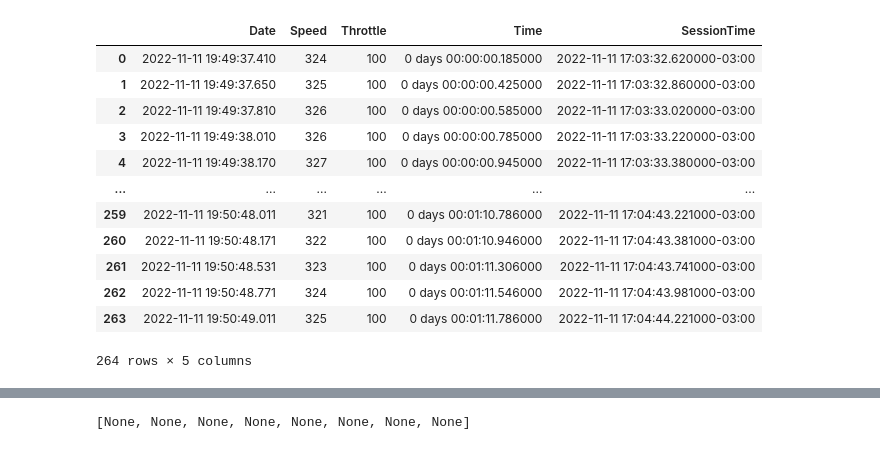
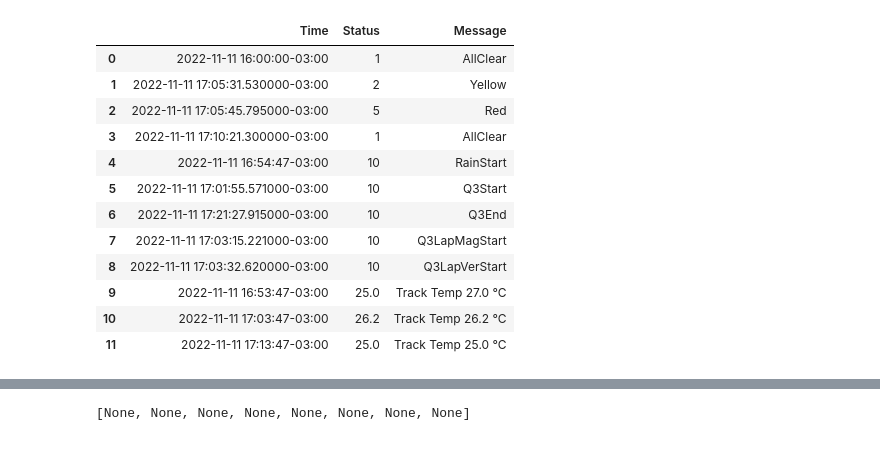
Before and after one commit to borchand/Data_viz, a Jupyter notebook: track_temp.ipynb, the cells around one changed output, grey strips where cells are left out. Cells and saved outputs as stored; diff of their text form; code cells hidden in the pictures.

```diff
--- a/track_temp.ipynb
+++ b/track_temp.ipynb
@@ -92,3 +126,19 @@ track_status.loc[track_status.shape[0]] = q_lap_ver_start_row
+# %%
+track_status
+# %% [output]
+|  | Time | Status | Message |
+| 0 | 2022-11-11 16:00:00-03:00 | 1 | AllClear |
+| 1 | 2022-11-11 17:05:31.530000-03:00 | 2 | Yellow |
+| 2 | 2022-11-11 17:05:45.795000-03:00 | 5 | Red |
+| 3 | 2022-11-11 17:10:21.300000-03:00 | 1 | AllClear |
+| 4 | 2022-11-11 16:54:47-03:00 | 10 | RainStart |
+| 5 | 2022-11-11 17:01:55.571000-03:00 | 10 | Q3Start |
+| 6 | 2022-11-11 17:21:27.915000-03:00 | 10 | Q3End |
+| 7 | 2022-11-11 17:03:15.221000-03:00 | 10 | Q3LapMagStart |
+| 8 | 2022-11-11 17:03:32.620000-03:00 | 10 | Q3LapVerStart |
+| 9 | 2022-11-11 16:53:47-03:00 | 25.0 | Track Temp 27.0 °C |
+| 10 | 2022-11-11 17:03:47-03:00 | 26.2 | Track Temp 26.2 °C |
+| 11 | 2022-11-11 17:13:47-03:00 | 25.0 | Track Temp 25.0 °C |
 # %%
 track_status.to_csv("data/track_status.csv", index=False)
 # %%
@@ -104,22 +154,6 @@ q_lap_ver["SessionTime"] = q_lap_ver["SessionTime"] + q_time_delta_0_date
 columns_to_drop = ["nGear","Brake","DRS","Source", "RPM"]
 q_lap_mag = q_lap_mag.drop(columns=columns_to_drop)
 q_lap_ver = q_lap_ver.drop(columns=columns_to_drop)
-# %%
-q_lap_ver
-# %% [output]
-|  | Date | Speed | Throttle | Time | SessionTime |
-| 0 | 2022-11-11 19:49:37.410 | 324 | 100 | 0 days 00:00:00.185000 | 2022-11-11 17:03:32.620000-03:00 |
-| 1 | 2022-11-11 19:49:37.650 | 325 | 100 | 0 days 00:00:00.425000 | 2022-11-11 17:03:32.860000-03:00 |
-| 2 | 2022-11-11 19:49:37.810 | 326 | 100 | 0 days 00:00:00.585000 | 2022-11-11 17:03:33.020000-03:00 |
-| 3 | 2022-11-11 19:49:38.010 | 326 | 100 | 0 days 00:00:00.785000 | 2022-11-11 17:03:33.220000-03:00 |
-| 4 | 2022-11-11 19:49:38.170 | 327 | 100 | 0 days 00:00:00.945000 | 2022-11-11 17:03:33.380000-03:00 |
-| ... | ... | ... | ... | ... | ... |
-| 259 | 2022-11-11 19:50:48.011 | 321 | 100 | 0 days 00:01:10.786000 | 2022-11-11 17:04:43.221000-03:00 |
-| 260 | 2022-11-11 19:50:48.171 | 322 | 100 | 0 days 00:01:10.946000 | 2022-11-11 17:04:43.381000-03:00 |
-| 261 | 2022-11-11 19:50:48.531 | 323 | 100 | 0 days 00:01:11.306000 | 2022-11-11 17:04:43.741000-03:00 |
-| 262 | 2022-11-11 19:50:48.771 | 324 | 100 | 0 days 00:01:11.546000 | 2022-11-11 17:04:43.981000-03:00 |
-| 263 | 2022-11-11 19:50:49.011 | 325 | 100 | 0 days 00:01:11.786000 | 2022-11-11 17:04:44.221000-03:00 |
-264 rows × 5 columns
 # %%
 ## merge dataframes
 q_laps = pd.merge(q_lap_mag, q_lap_ver, on="SessionTime", suffixes=("_mag", "_ver"), how="outer")
```
Also changed, not shown: parts of 8 cells of this notebook, 2 other files.
